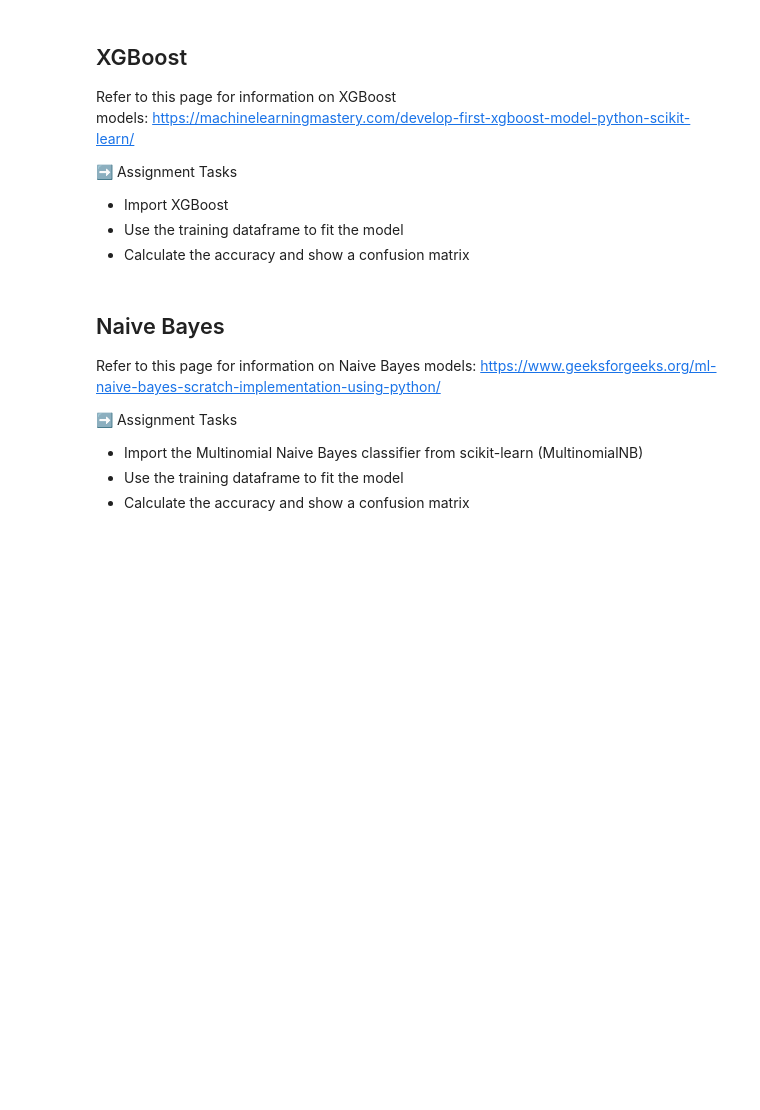
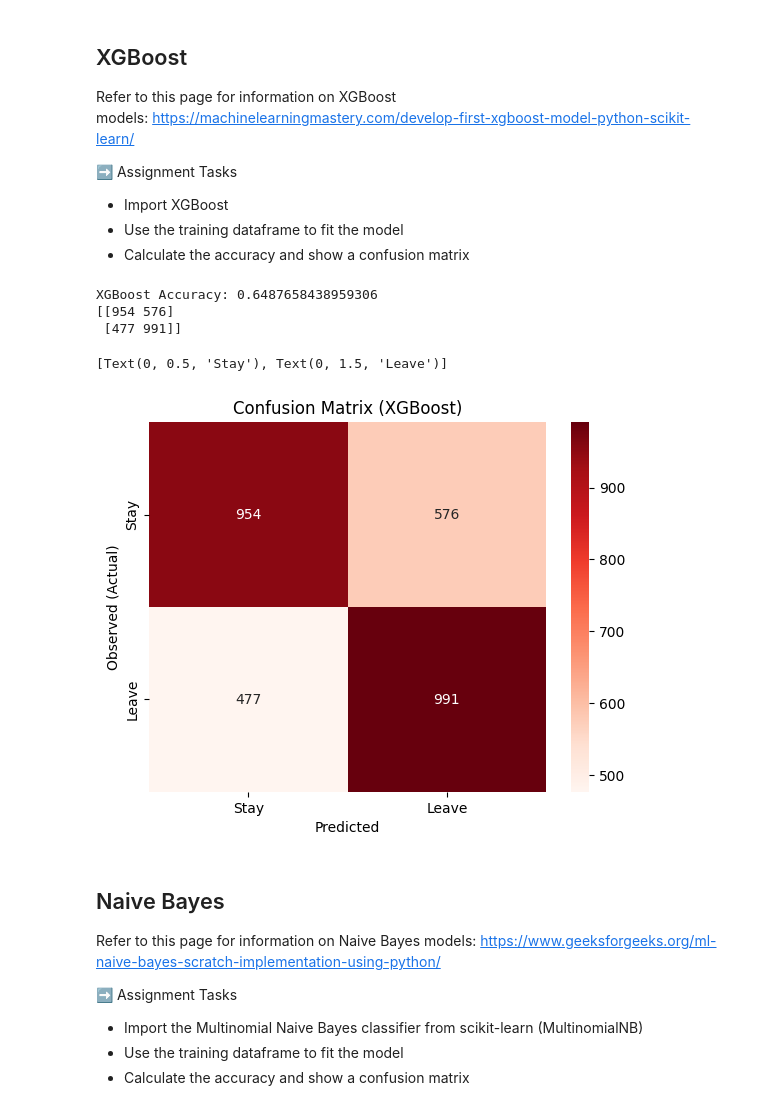
Before and after one commit to matiasarmesto/businessanalytics, a Jupyter notebook: Labs/Scripts/lab_12_megatelco_xgboost_bayes.ipynb, the cells around one changed output. Cells and saved outputs as stored; diff of their text form; code cells hidden in the pictures; blank space fills up the shorter version.

```diff
--- a/Labs/Scripts/lab_12_megatelco_xgboost_bayes.ipynb
+++ b/Labs/Scripts/lab_12_megatelco_xgboost_bayes.ipynb
@@ -357,3 +391,27 @@ Refer to this page for information on XGBoost models: https://machinelearningma
+# %%
+#classifier
+model = xgb.XGBClassifier(enable_categorical=True)
+#fit tree
+model.fit(x_train, y_train)
+y_pred = model.predict(x_test)
+# %%
+#display confusion matrix and accuracy
+accuracy = metrics.accuracy_score(y_test, y_pred)
+print(f"XGBoost Accuracy: {accuracy}")
+xgb_matrix = confusion_matrix(y_test, y_pred)
+print(xgb_matrix)
+cm_xgb = sns.heatmap(xgb_matrix, annot=True, fmt='d', cmap='Reds')
+cm_xgb.set_title('Confusion Matrix (XGBoost)');
+cm_xgb.set_xlabel('Predicted')
+cm_xgb.set_ylabel('Observed (Actual)');
+cm_xgb.xaxis.set_ticklabels(['Stay','Leave'])
+cm_xgb.yaxis.set_ticklabels(['Stay','Leave'])
+# %% [output]
+XGBoost Accuracy: 0.6487658438959306
+[[954 576]
+ [477 991]]
+[Text(0, 0.5, 'Stay'), Text(0, 1.5, 'Leave')]
+[figure, added]
 # %% [markdown]
 ## Naive Bayes
 
```
Also changed, not shown: parts of 4 cells of this notebook.
